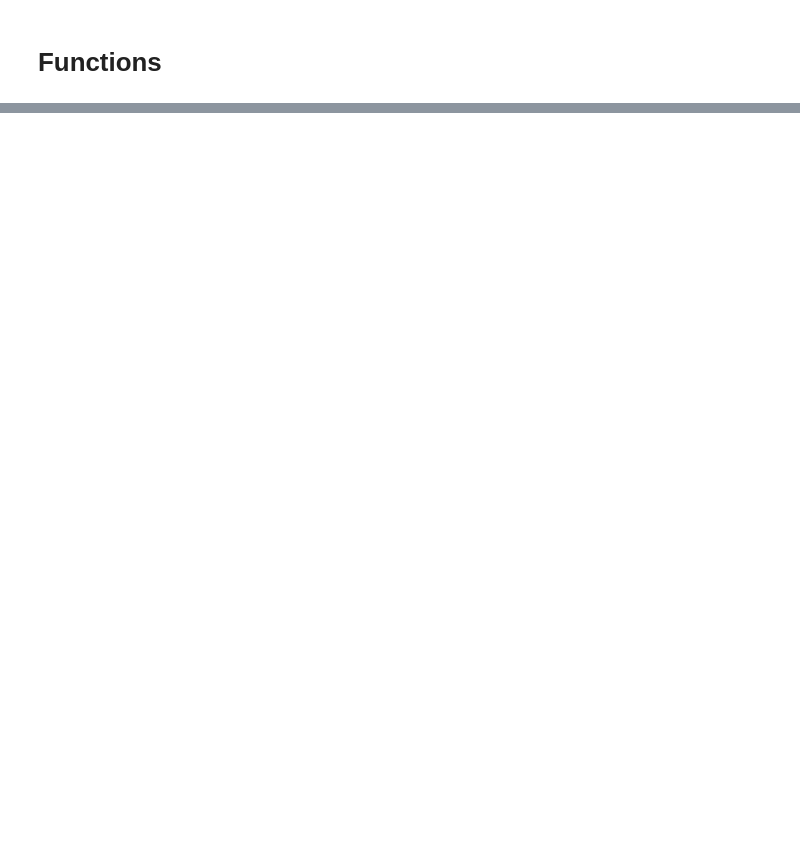
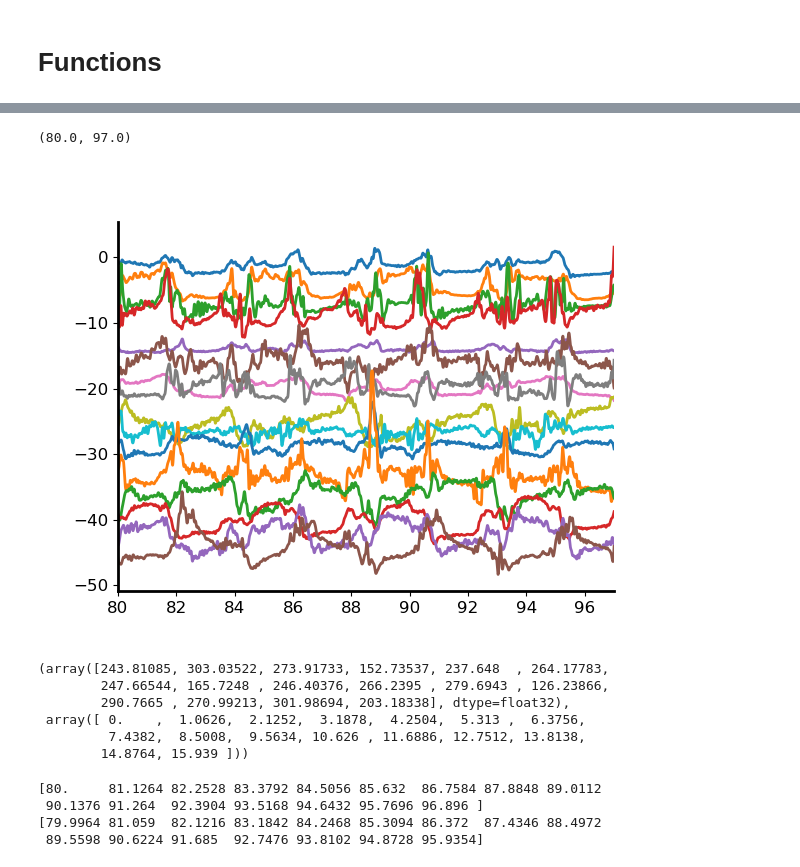
Before and after one commit to mikgroup/bpt_paper, a Jupyter notebook: estimate_bulk_motion.ipynb, the cells around one changed output, grey strips where cells are left out. Saved outputs shown, nothing was run; the diff lists cells and outputs as text; code cells hidden in the pictures; blank space fills up the shorter version.

```diff
--- a/estimate_bulk_motion.ipynb
+++ b/estimate_bulk_motion.ipynb
@@ -142,0 +164,27 @@ plt.subplots_adjust(bottom=0.15, wspace=0.3, hspace=0.2)
+# %%
+bpt = fb_2400.pt_mag_filtered[0,...]
+shift = -3
+
+plt.figure()
+plt.plot(t, proc.normalize_c(bpt) + np.arange(bpt.shape[-1])*shift)
+plt.xlim([80,97])
+# %% [output]
+(80.0, 97.0)
+[figure, added]
+# %%
+bpt_resamp
+# %% [output]
+(array([243.81085, 303.03522, 273.91733, 152.73537, 237.648  , 264.17783,
+        247.66544, 165.7248 , 246.40376, 266.2395 , 279.6943 , 126.23866,
+        290.7665 , 270.99213, 301.98694, 203.18338], dtype=float32),
+ array([ 0.    ,  1.0626,  2.1252,  3.1878,  4.2504,  5.313 ,  6.3756,
+         7.4382,  8.5008,  9.5634, 10.626 , 11.6886, 12.7512, 13.8138,
+        14.8764, 15.939 ]))
+# %%
+print(t_frame)
+print(t_resamp)
+# %% [output]
+[80.     81.1264 82.2528 83.3792 84.5056 85.632  86.7584 87.8848 89.0112
+ 90.1376 91.264  92.3904 93.5168 94.6432 95.7696 96.896 ]
+[79.9964 81.059  82.1216 83.1842 84.2468 85.3094 86.372  87.4346 88.4972
+ 89.5598 90.6224 91.685  92.7476 93.8102 94.8728 95.9354]
```
Also changed, not shown: parts of 12 cells of this notebook, 2 other files.
